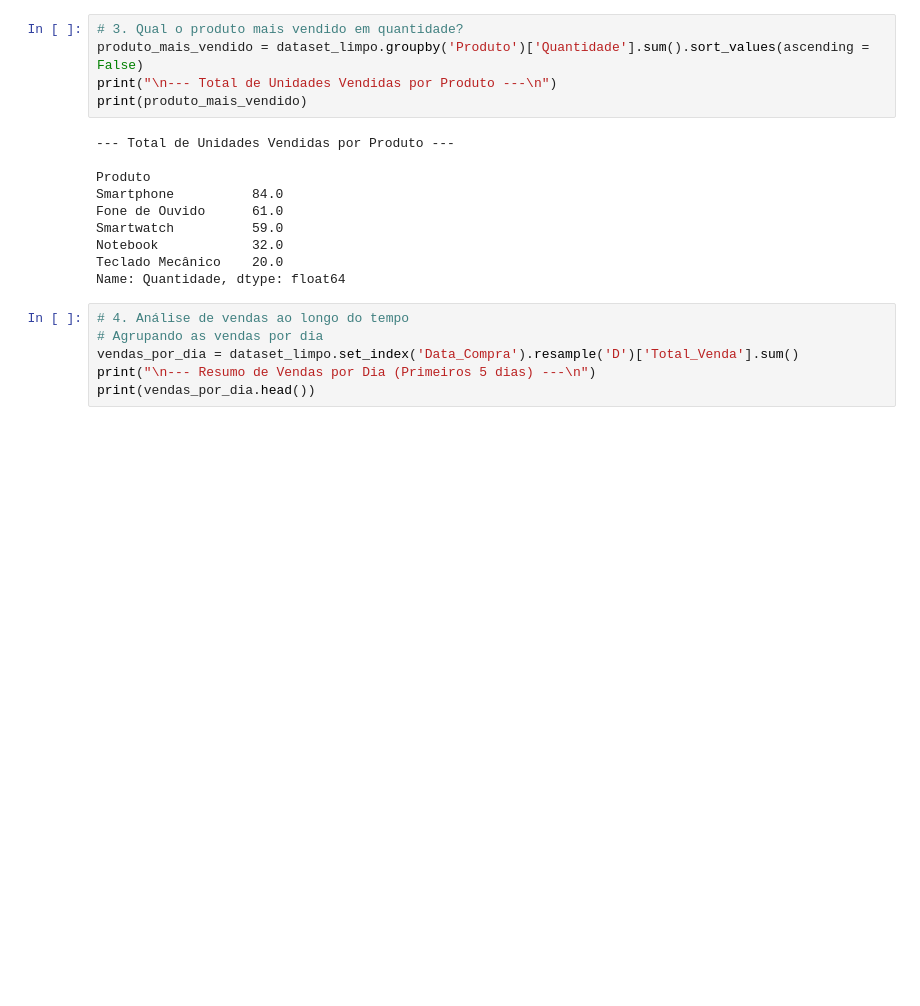
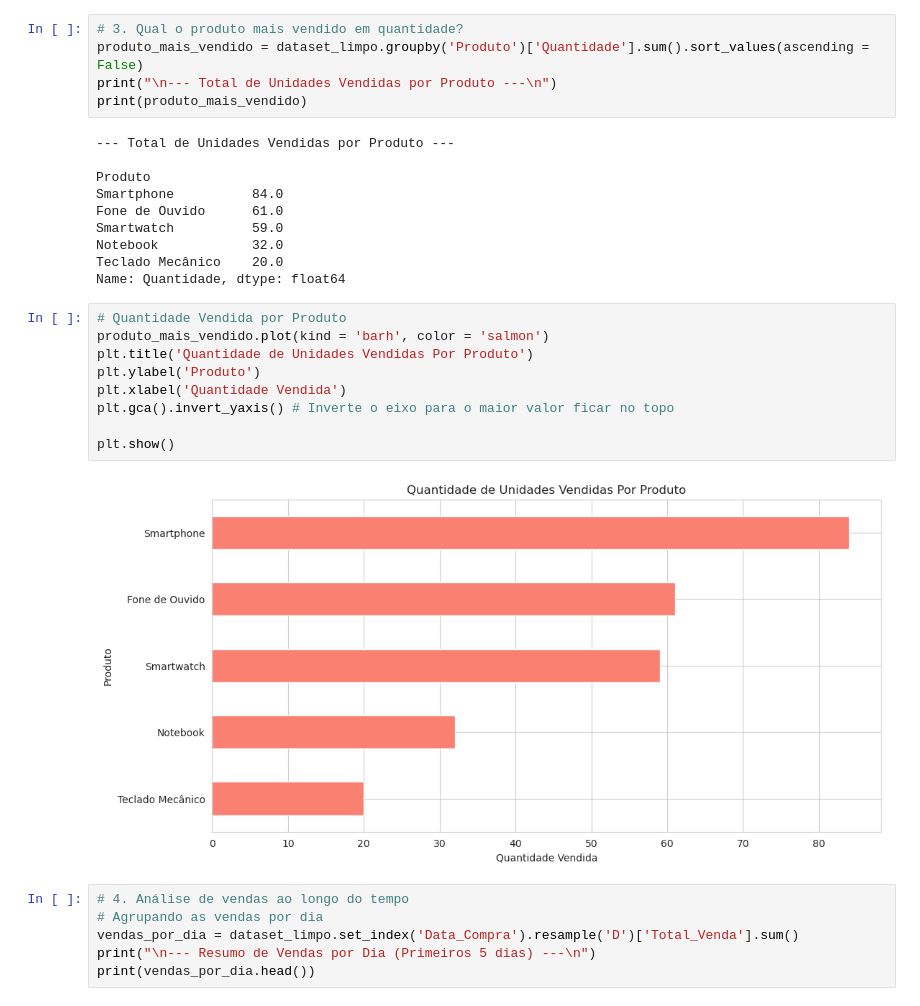
Before and after one commit to CleidsonGoes/Engenharia_de_Atributos_e_Analise_Exploratoria_de_Dados_de_Vendas, a Jupyter notebook: index.ipynb, the cells around one changed output. Drawn from its saved outputs; the diff is of its cells as text; blank space fills up the shorter version.

Commit message:
Gráficos para 2° e 3° pergunta feitos

```diff
--- a/index.ipynb
+++ b/index.ipynb
@@ -358,6 +369,17 @@ Smartwatch          59.0
 Notebook            32.0
 Teclado Mecânico    20.0
 Name: Quantidade, dtype: float64
+# %%
+# Quantidade Vendida por Produto
+produto_mais_vendido.plot(kind = 'barh', color = 'salmon')
+plt.title('Quantidade de Unidades Vendidas Por Produto')
+plt.ylabel('Produto')
+plt.xlabel('Quantidade Vendida')
+plt.gca().invert_yaxis() # Inverte o eixo para o maior valor ficar no topo
+
+plt.show()
+# %% [output]
+[figure, added]
 # %%
 # 4. Análise de vendas ao longo do tempo
 # Agrupando as vendas por dia
```
Also changed, not shown: parts of 1 cell of this notebook.
